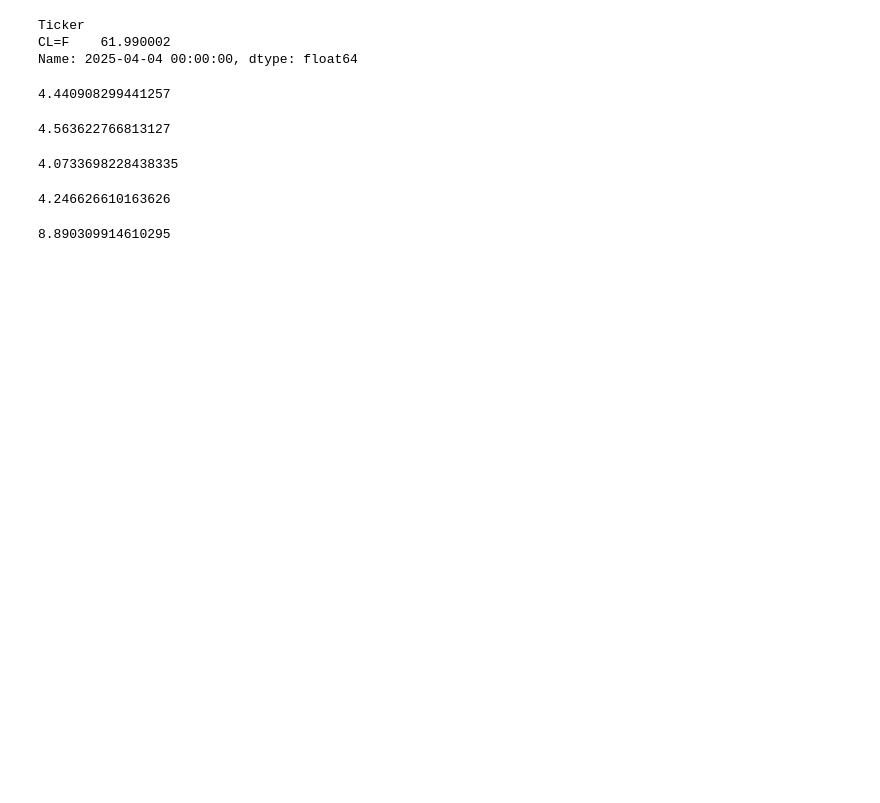
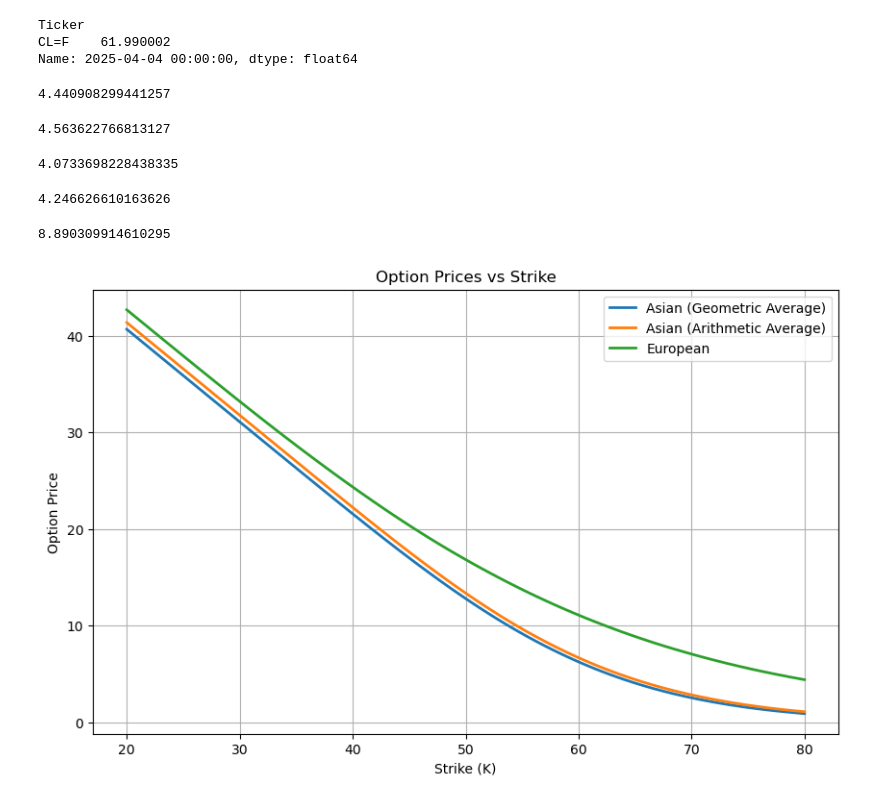
Before and after one commit to AlexFajardo26/Simulacion_procesos, a Jupyter notebook: valuación opciones asiaticas.ipynb, the cells around one changed output. Drawn from its saved outputs; the diff is of its cells as text; code cells hidden in the pictures; blank space fills up the shorter version.

```diff
--- a/valuación opciones asiaticas.ipynb
+++ b/valuación opciones asiaticas.ipynb
@@ -111,3 +111,26 @@ get_price__floating_strike__geometric_price(simulated_prices, St, r, T, 'call')
 get_price__european(simulated_prices, K, r, T, 'call')
 # %% [output]
 8.890309914610295
+# %%
+K_rango = np.linspace(20, 80, 100)
+geometrica = []
+aritmetica = []
+europea = []
+
+for K in K_rango:
+    geometrica.append(get_price__fixed_strike__geometric_price(simulated_prices, K, r, T, 'call'))
+    aritmetica.append(get_price__fixed_strike__average_price(simulated_prices, K, r, T, 'call'))
+    europea.append(get_price__european(simulated_prices, K, r, T, 'call'))
+
+plt.figure(figsize=(10, 6))
+plt.plot(K_rango, geometrica, label='Asian (Geometric Average)', linewidth=2)
+plt.plot(K_rango, aritmetica, label='Asian (Arithmetic Average)', linewidth=2)
+plt.plot(K_rango, europea, label='European', linewidth=2)
+plt.xlabel('Strike (K)')
+plt.ylabel('Option Price')
+plt.title('Option Prices vs Strike')
+plt.legend()
+plt.grid(True)
+plt.show()
+# %% [output]
+[figure, added]
```
